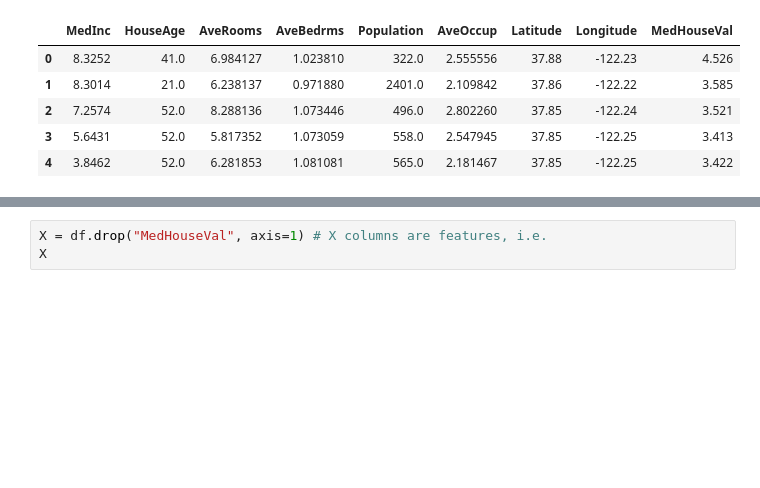
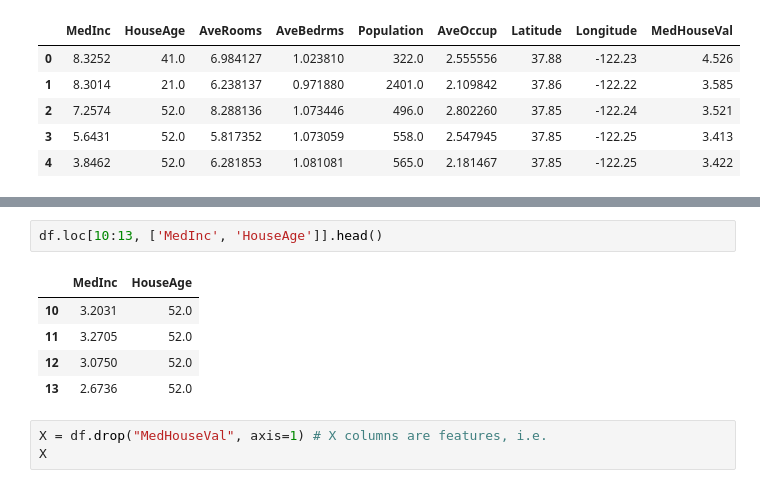
Before and after one commit to stephBRON/MachineLearning, a Jupyter notebook: Tutorials/pipeline.ipynb, the cells around one changed output, grey strips where cells are left out. Drawn from its saved outputs; the diff is of its cells as text; blank space fills up the shorter version.

```diff
--- a/Tutorials/pipeline.ipynb
+++ b/Tutorials/pipeline.ipynb
@@ -32,3 +41,11 @@ df.head()
+# %%
+df.loc[10:13, ['MedInc', 'HouseAge']].head()
+# %% [output]
+|  | MedInc | HouseAge |
+| 10 | 3.2031 | 52.0 |
+| 11 | 3.2705 | 52.0 |
+| 12 | 3.0750 | 52.0 |
+| 13 | 2.6736 | 52.0 |
 # %%
 X = df.drop("MedHouseVal", axis=1) # X columns are features, i.e.
 X
```
Also changed, not shown: parts of 1 cell of this notebook.
